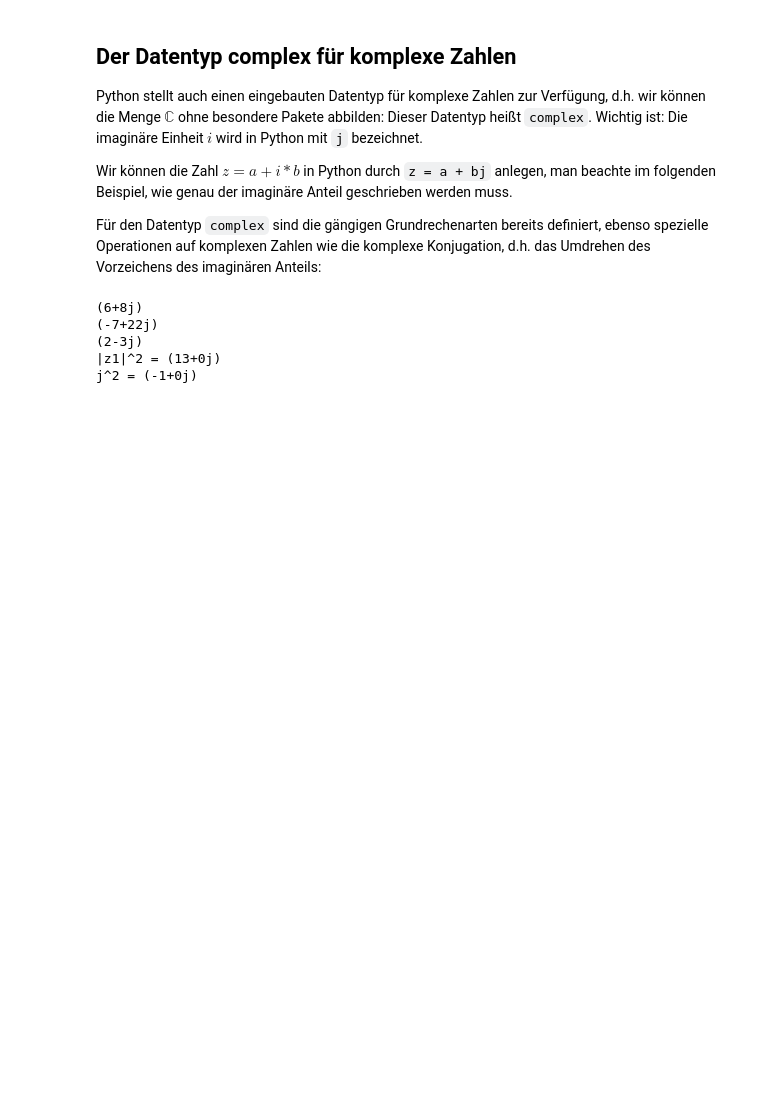
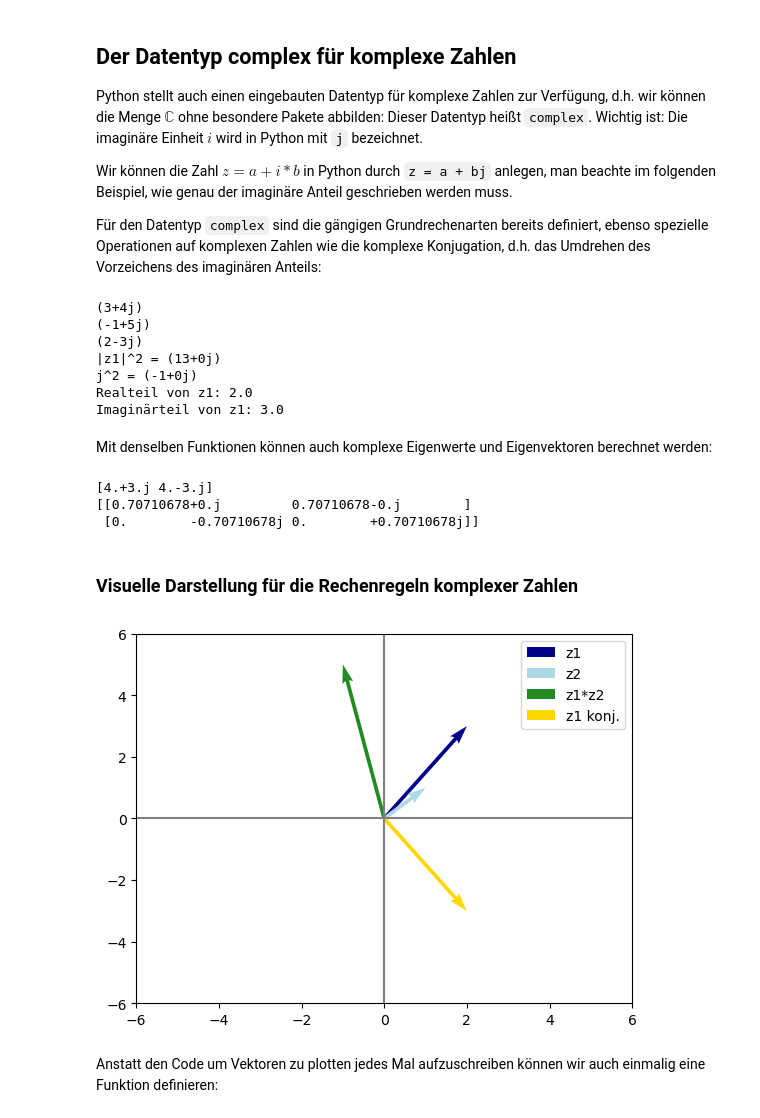
Before and after one commit to SusanneKnies/mfnw-py, a Jupyter notebook: Mathe/KomplexeZahlen.ipynb, the cells around one changed output. Cells and saved outputs as stored; diff of their text form; code cells hidden in the pictures; blank space fills up the shorter version.

```diff
--- a/Mathe/KomplexeZahlen.ipynb
+++ b/Mathe/KomplexeZahlen.ipynb
@@ -8,7 +8,7 @@ Wir können die Zahl $z = a + i*b$ in Python durch <code>z = a + bj</code> anleg
 Für den Datentyp <code>complex</code> sind die gängigen Grundrechenarten bereits definiert, ebenso spezielle Operationen auf komplexen Zahlen wie die komplexe Konjugation, d.h. das Umdrehen des Vorzeichens des imaginären Anteils:
 # %%
 z1 = 2 + 3j
-z2 = 4 + 5j
+z2 = 1 + 1j
 
 print(z1+z2)
 print(z1*z2)
@@ -19,9 +19,49 @@ print("|z1|^2 =", z1*z1.conjugate())
 
 # Die imaginäre Einheit quadriert ergibt -1:
 print("j^2 =", 1j*1j)
+
+# Auf Real- bzw. Imaginärteil zugreifen:
+print('Realteil von z1:', z1.real)
+print('Imaginärteil von z1:', z1.imag)
 # %% [output]
-(6+8j)
-(-7+22j)
+(3+4j)
+(-1+5j)
 (2-3j)
 |z1|^2 = (13+0j)
 j^2 = (-1+0j)
+Realteil von z1: 2.0
+Imaginärteil von z1: 3.0
+# %% [markdown]
+Mit denselben Funktionen können auch komplexe Eigenwerte und Eigenvektoren berechnet werden:
+# %%
+import numpy as np
+
+M = np.array(([4,-3],[3,4]))
+
+eigenwerte, eigenvektoren = np.linalg.eig(M)
+print(eigenwerte)
+print(eigenvektoren)
+# %% [output]
+[4.+3.j 4.-3.j]
+[[0.70710678+0.j         0.70710678-0.j        ]
+ [0.        -0.70710678j 0.        +0.70710678j]]
+# %% [markdown]
+### Visuelle Darstellung für die Rechenregeln komplexer Zahlen
+# %%
+import matplotlib.pyplot as plt
+
+
+plt.quiver(z1.real, z1.imag, angles='xy', scale_units='xy', scale=1, label='z1', color='darkblue')
+plt.quiver(z2.real, z2.imag, label='z2', angles='xy', scale_units='xy', scale=1, color='lightblue')
+plt.quiver((z1*z2).real, (z1*z2).imag, label='z1*z2', angles='xy', scale_units='xy', scale=1, color='forestgreen')
+plt.quiver(z1.conjugate().real, (z1.conjugate()).imag, label='z1 konj.', angles='xy', scale_units='xy', scale=1, color='gold')
+plt.axhline(color='grey') # x-Koordinatenachse
+plt.axvline(color='grey') # y-Koordinatenachse
+plt.xlim(-6,6)
+plt.ylim(-6,6)
+plt.legend()
+plt.show()
+# %% [output]
+[figure, added]
+# %% [markdown]
+Anstatt den Code um Vektoren zu plotten jedes Mal aufzuschreiben können wir auch einmalig eine Funktion definieren:
```
Also changed, not shown: parts of 1 cell of this notebook, 6 other files.
